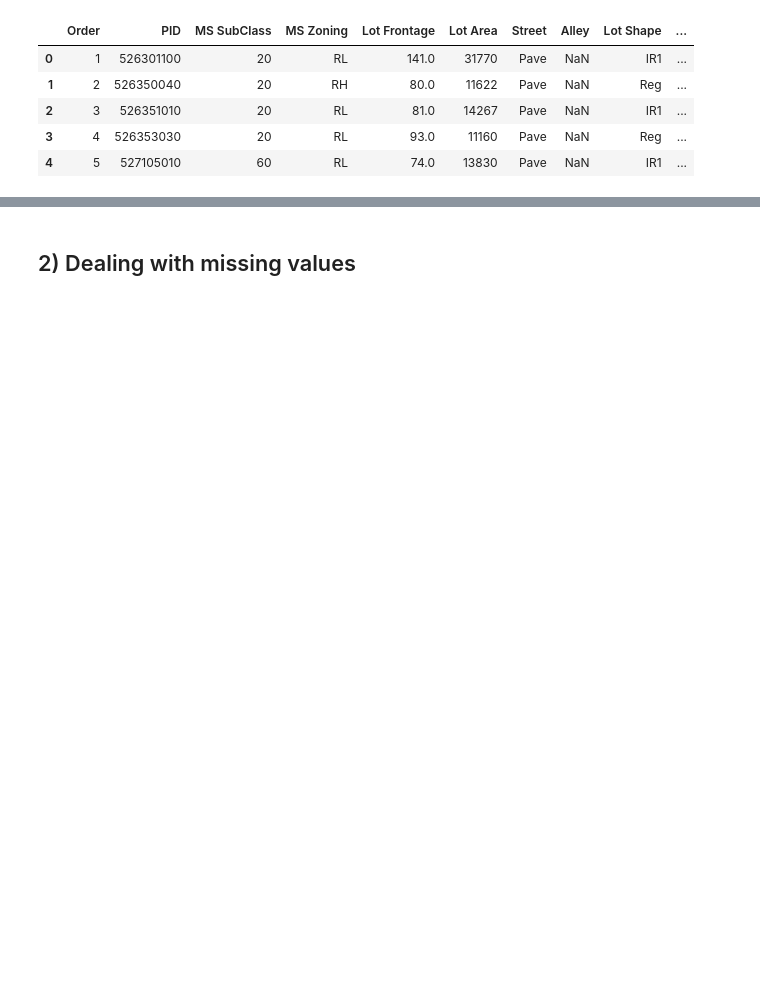
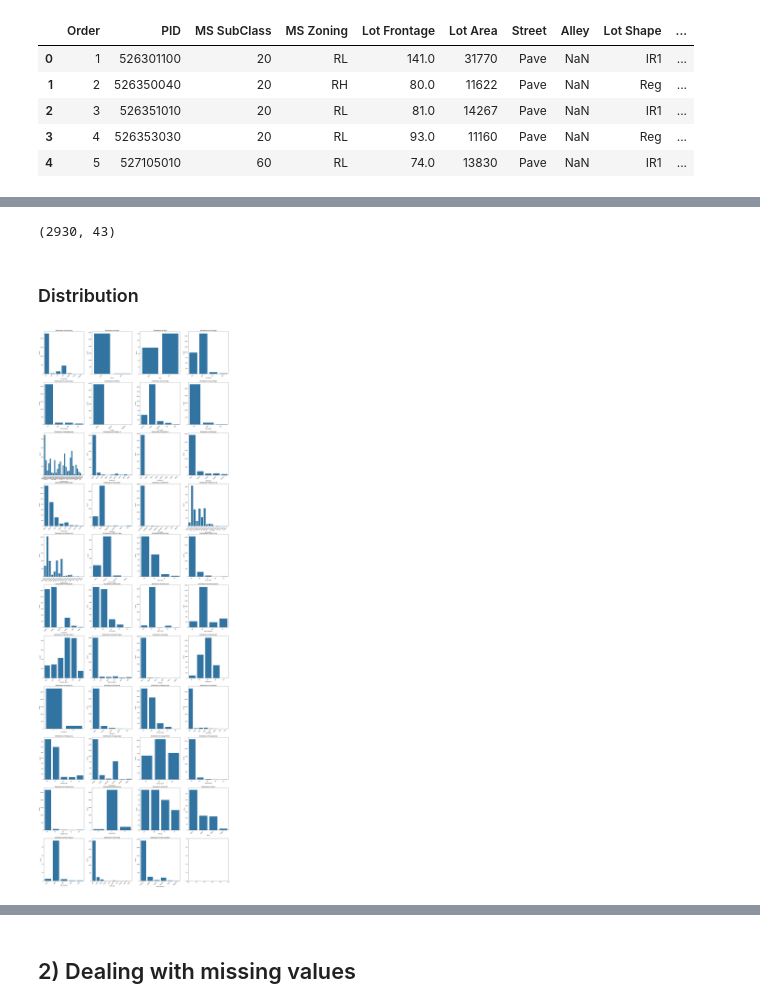
Before and after one commit to florazhg/AmesHousing, a Jupyter notebook: devoir.ipynb, the cells around one changed output, grey strips where cells are left out. Saved outputs shown, nothing was run; the diff lists cells and outputs as text; code cells hidden in the pictures; blank space fills up the shorter version.

```diff
--- a/devoir.ipynb
+++ b/devoir.ipynb
@@ -72,0 +198,26 @@ df.describe()
+# %%
+df_cat.shape
+# %% [output]
+(2930, 43)
+# %% [markdown]
+### Distribution
+# %%
+# categorical variables
+
+# figure aesthetics
+fig, axes = plt.subplots(11, 4, figsize=(30, 90))
+axes = axes.flatten()
+
+for i, column in enumerate(df_cat.columns):
+    plot = sns.countplot(x=column, data=df_cat, ax=axes[i])
+    plot.set_xticks(plot.get_xticks())
+    plot.set_xticklabels(plot.get_xticklabels(), rotation=45, horizontalalignment='right')
+
+    axes[i].set_title(f"Distribution of {column}")
+    axes[i].set_xlabel(column)
+    axes[i].set_ylabel("Count")
+
+
+plt.show()
+# %% [output]
+[figure, added]
```
Also changed, not shown: parts of 40 cells of this notebook.
